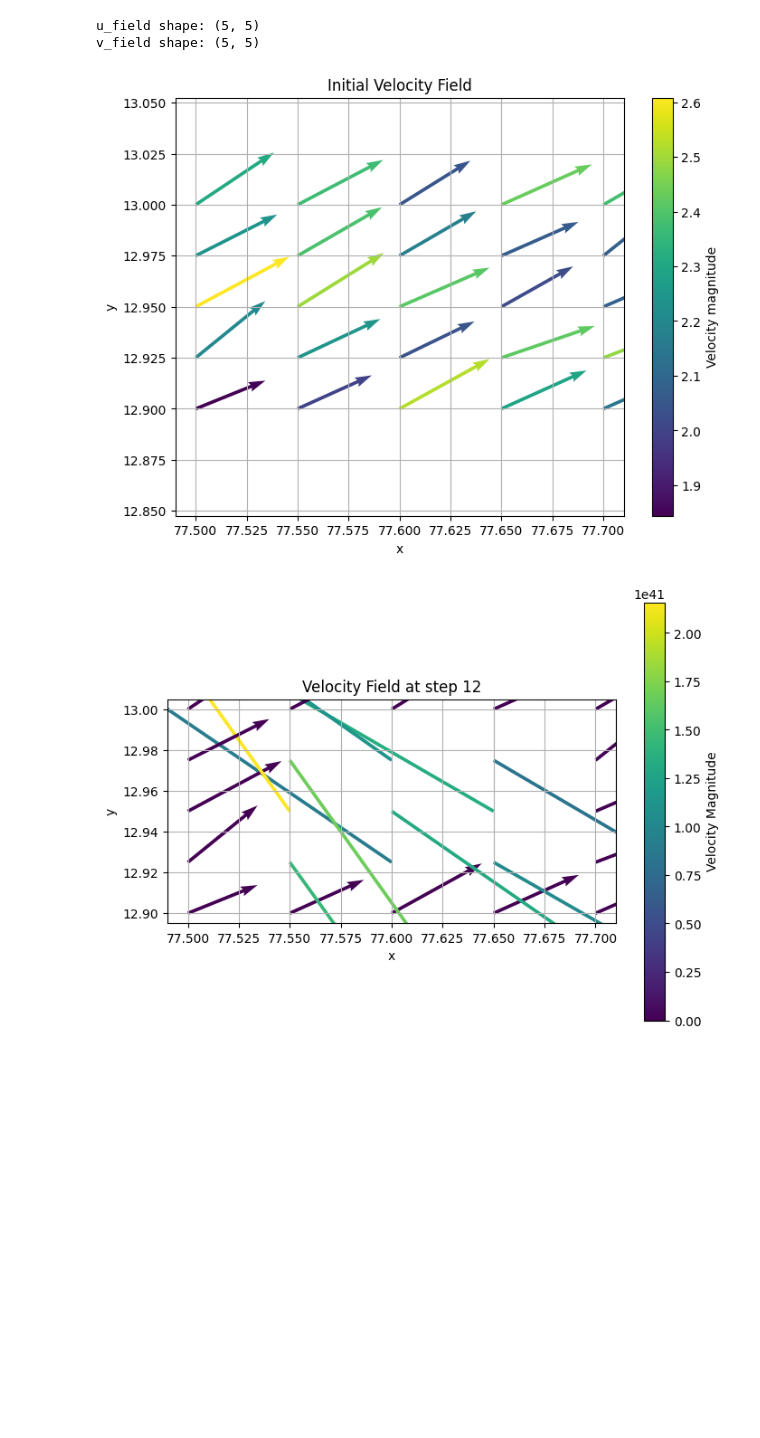
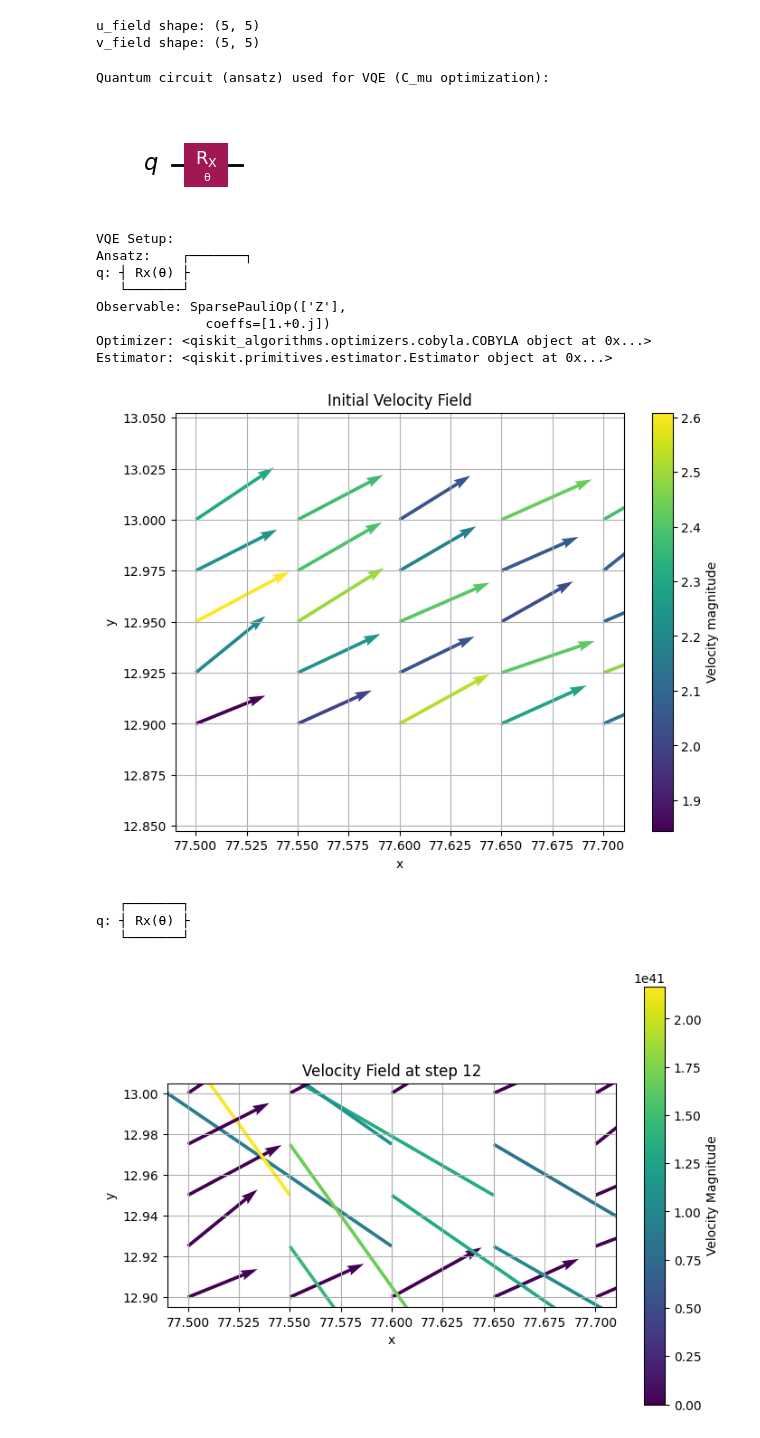
Before and after one commit to SamarChaubey/cwq, a Jupyter notebook: fluid.ipynb, the cells around one changed output. Saved outputs shown, nothing was run; the diff lists cells and outputs as text; code cells hidden in the pictures; blank space fills up the shorter version.

```diff
--- a/fluid.ipynb
+++ b/fluid.ipynb
@@ -128,15 +128,40 @@ def compute_rhs(u, v, p, nu_t, nu, dx, dy):
 # %%
 def visualize_flow(X, Y, u, v, title="Velocity Field", scale=50):
     plt.figure(figsize=(8, 6))
     magnitude = np.sqrt(u**2 + v**2)
     plt.quiver(X, Y, u, v, magnitude, angles='xy', scale_units='xy', scale=scale, cmap='viridis')
     plt.colorbar(label='Velocity magnitude')
     plt.title(title)
     plt.xlabel('x')
     plt.ylabel('y')
     plt.grid(True)
-    plt.axis('equal')  # Keep aspect ratio equal to avoid distortion
+    plt.gca().set_aspect('equal')  # Keep aspect ratio equal to avoid distortion
     plt.show()
+
+# Create the quantum optimizer instance if not already created
+quantum_optimizer = QuantumViscosityOptimizer(estimator)
+
+# Display the quantum circuit (ansatz) used for VQE
+print("Quantum circuit (ansatz) used for VQE (C_mu optimization):")
+display.display(quantum_optimizer.ansatz.draw('mpl'))
+
+# Show VQE setup details
+print("\nVQE Setup:")
+print("Ansatz:", quantum_optimizer.ansatz)
+print("Observable:", quantum_optimizer.observable)
+print("Optimizer:", quantum_optimizer.optimizer)
+print("Estimator:", quantum_optimizer.estimator)
+# %% [output]
+Quantum circuit (ansatz) used for VQE (C_mu optimization):
+[figure, added]
+VQE Setup:
+Ansatz:    ┌───────┐
+q: ┤ Rx(θ) ├
+   └───────┘
+Observable: SparsePauliOp(['Z'],
+              coeffs=[1.+0.j])
+Optimizer: <qiskit_algorithms.optimizers.cobyla.COBYLA object at 0x...>
+Estimator: <qiskit.primitives.estimator.Estimator object at 0x...>
 # %%
 nu = 1.5e-5  # Kinematic viscosity of air (m^2/s)
 dx = x_vals[1] - x_vals[0]
@@ -150,6 +175,9 @@ rhs_u, rhs_v = compute_rhs(u_field, v_field, p_field, nu_t, nu, dx, dy)
 visualize_flow(X, Y, u_field, v_field, title="Initial Velocity Field")
 # %% [output]
 [figure]
+   ┌───────┐
+q: ┤ Rx(θ) ├
+   └───────┘
 # %%
 
 
```
